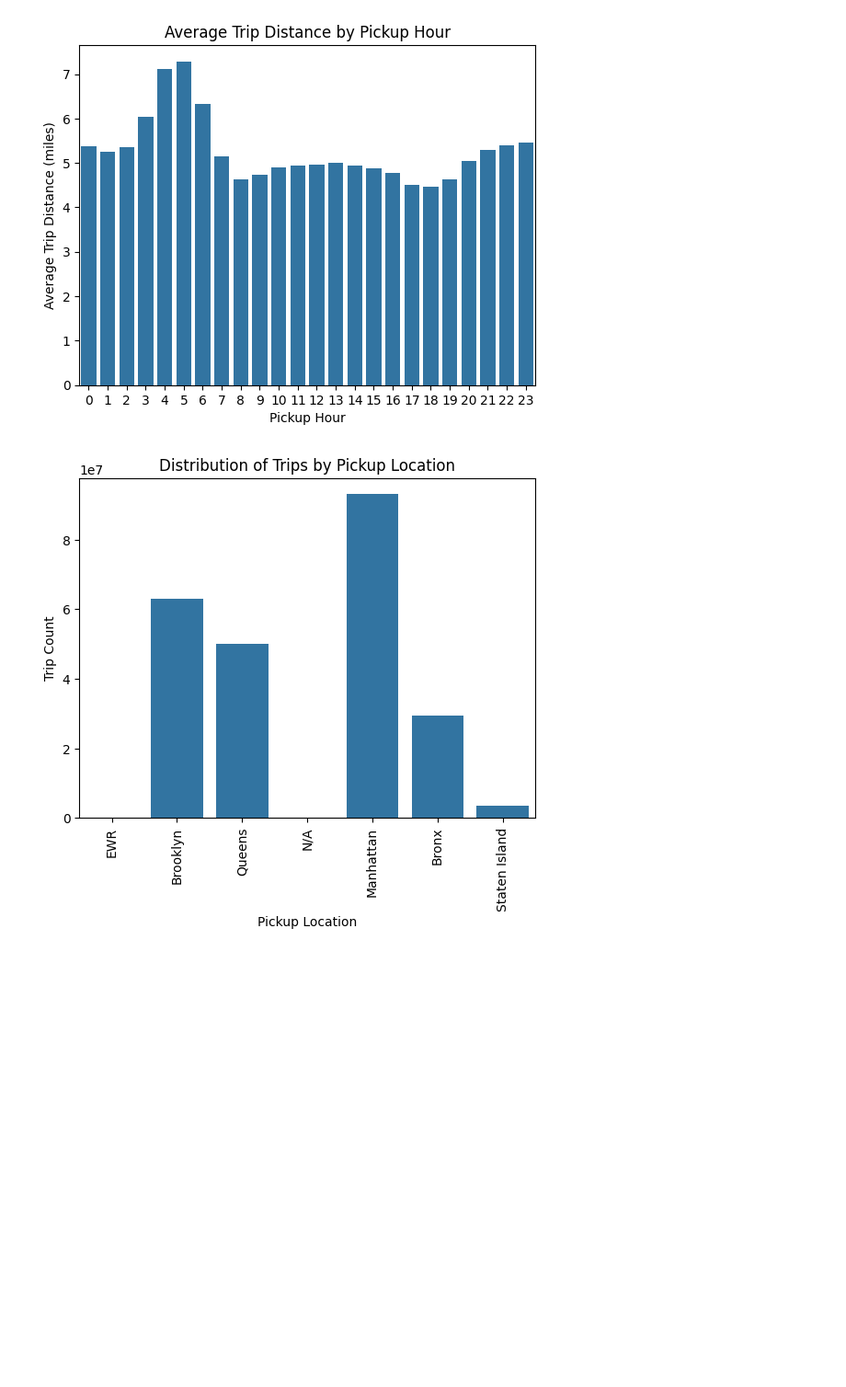
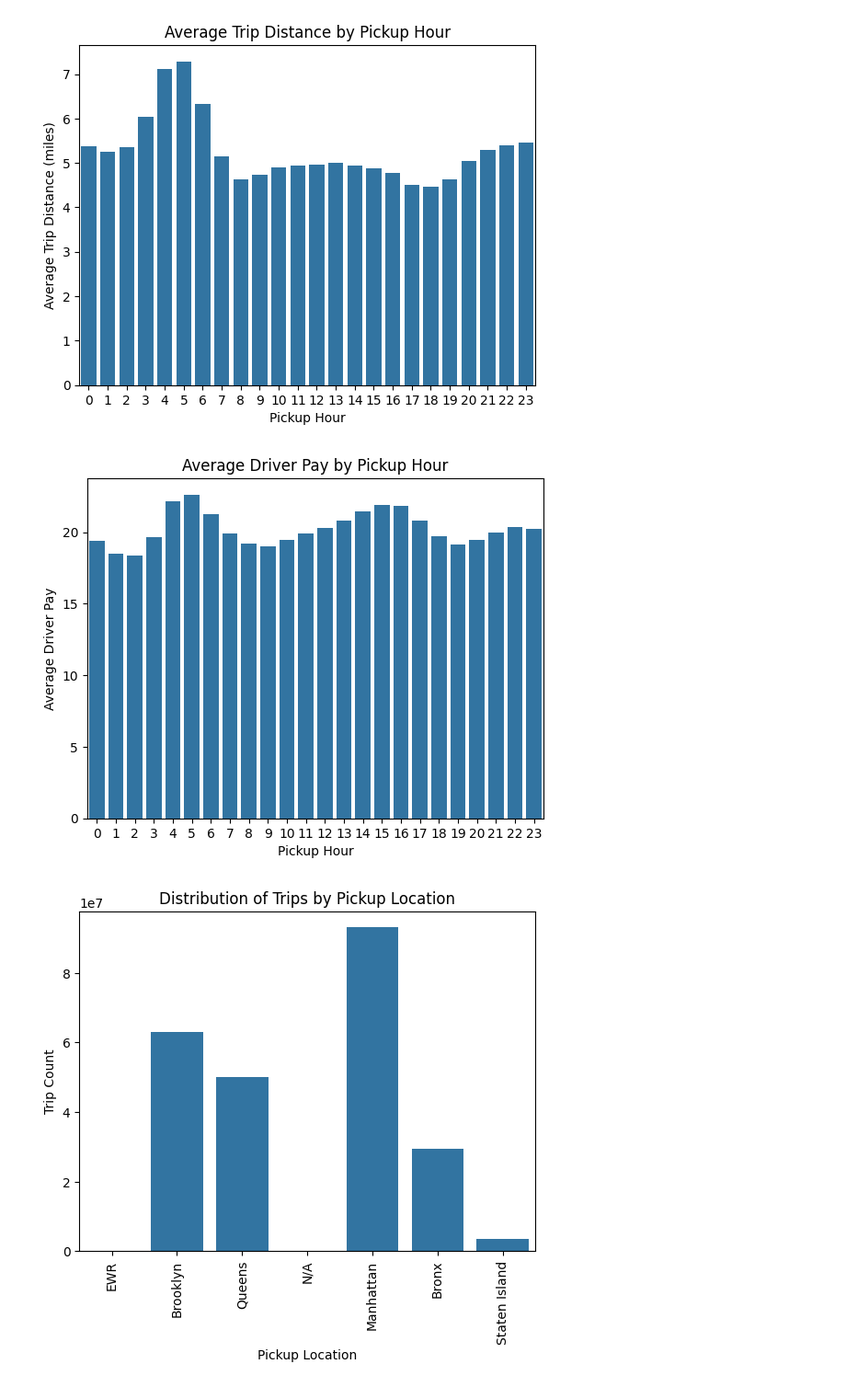
Before and after one commit to 4ct1o/nyc-tlc-interactive-heatmap, a Jupyter notebook: 02_notebooks/01_eda.ipynb, the cells around one changed output. Shown at 92% size. Cells and saved outputs as stored; diff of their text form; code cells hidden in the pictures; blank space fills up the shorter version.

```diff
--- a/02_notebooks/01_eda.ipynb
+++ b/02_notebooks/01_eda.ipynb
@@ -100,6 +100,25 @@ plt.xticks(range(0, 24))
 plt.show()
 # %% [output]
 [figure]
+# %%
+# Average driver pay by time
+
+average_driver_pay_by_time = con.execute(
+"""
+SELECT AVG(driver_pay) AS avg_driver_pay,
+       EXTRACT(HOUR FROM pickup_datetime) AS pickup_hour
+FROM trip_data
+GROUP BY pickup_hour
+""").df()
+# %%
+sns.barplot(data=average_driver_pay_by_time, x='pickup_hour', y='avg_driver_pay')
+plt.title('Average Driver Pay by Pickup Hour')
+plt.xlabel('Pickup Hour')
+plt.ylabel('Average Driver Pay')
+plt.xticks(range(0, 24))
+plt.show()
+# %% [output]
+[figure, added]
 # %%
 # Trip count by pickup location
 
```
Also changed, not shown: parts of 6 cells of this notebook.
